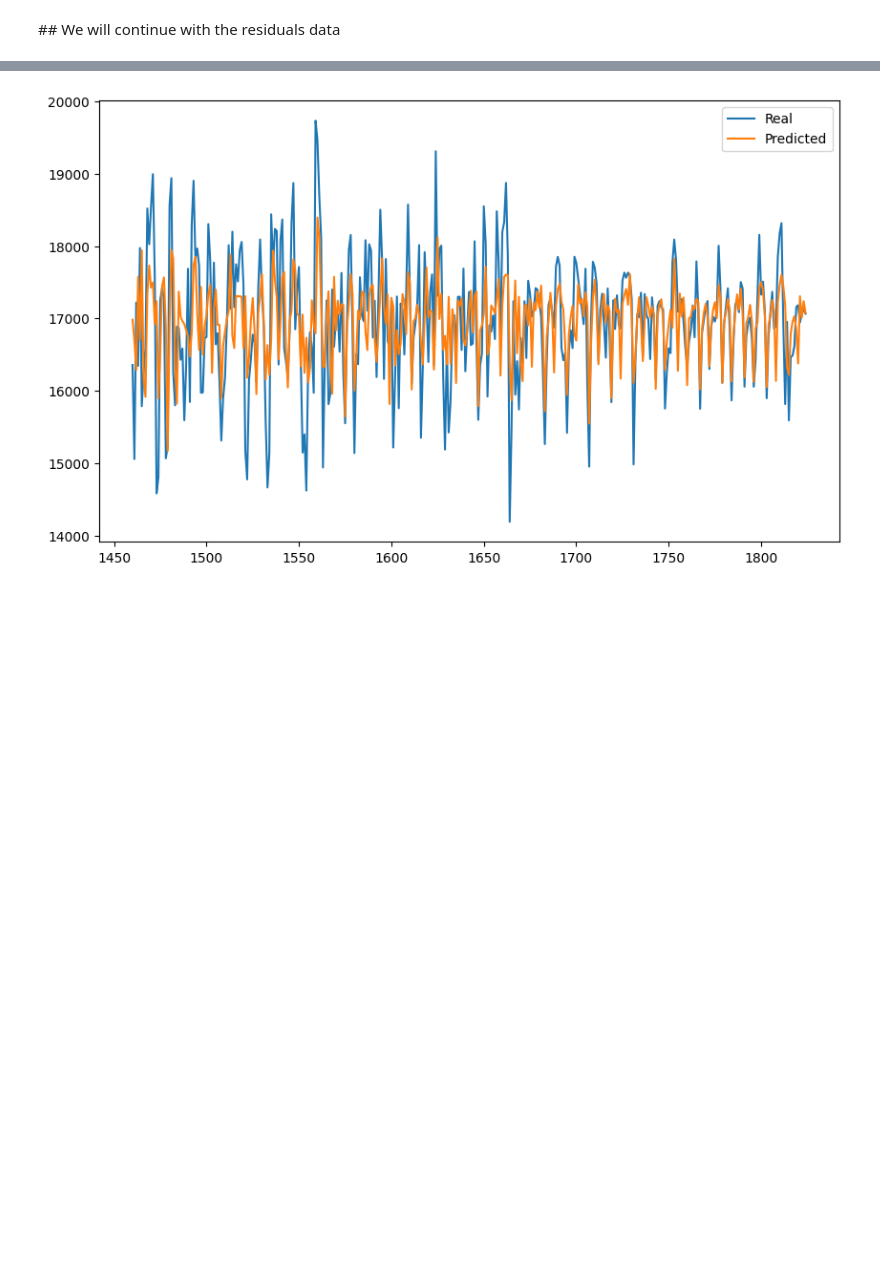
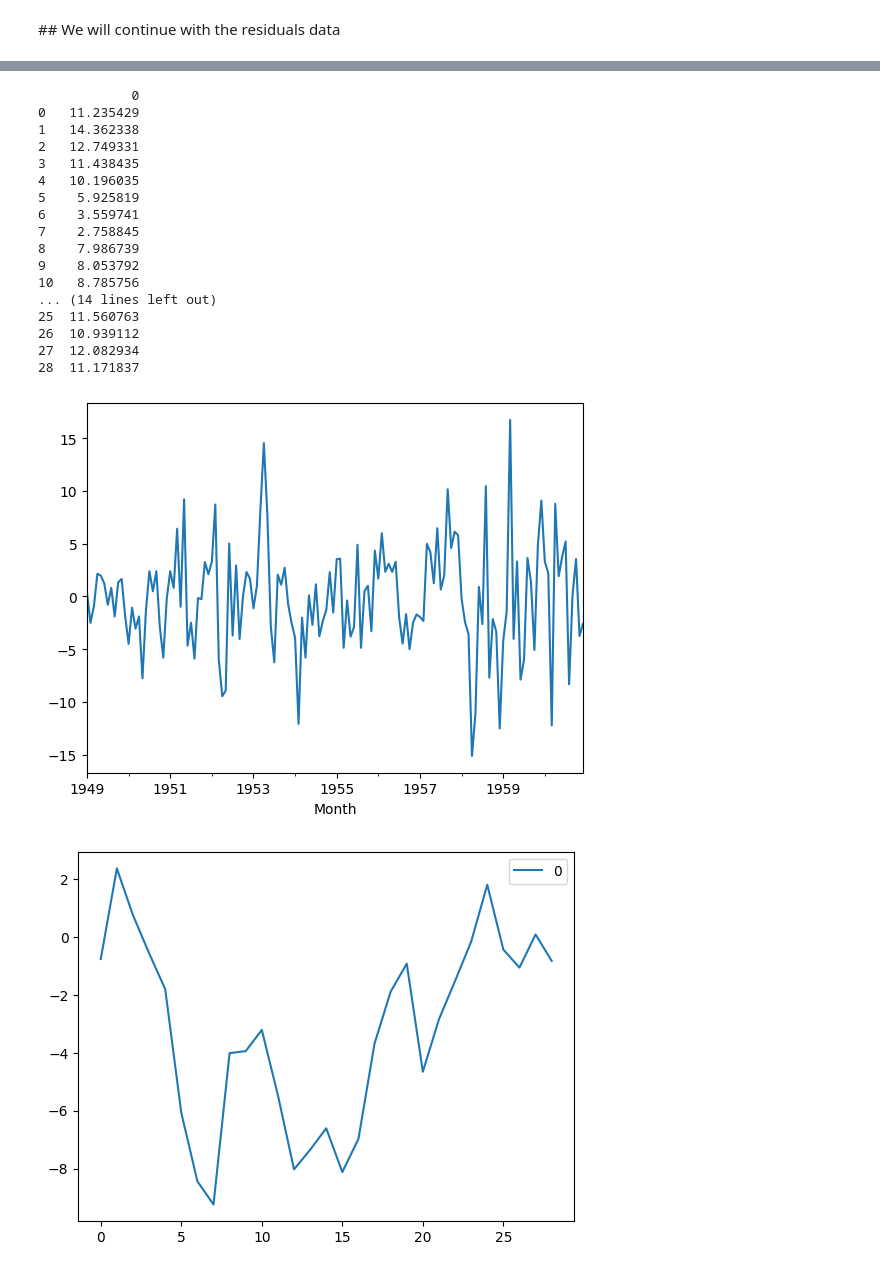
Before and after one commit to keremerciyes/Price-Prediction-With-Machine-Learning, a Jupyter notebook: Linear Regression/LinearRegressionLast.ipynb, the cells around one changed output, grey strips where cells are left out. Drawn from its saved outputs; the diff is of its cells as text; code cells hidden in the pictures; blank space fills up the shorter version.

```diff
--- a/Linear Regression/LinearRegressionLast.ipynb
+++ b/Linear Regression/LinearRegressionLast.ipynb
@@ -18,10 +20,10 @@ import matplotlib.pyplot as plt
 # %%
-data = pd.read_csv('data-sets/BTC-USD-5Y.csv')
-date = data['Date']
-close = data['Close']
+# data = pd.read_csv('data-sets/BTC-USD-5Y.csv')
+# date = data['Date']
+# close = data['Close']
 
-plt.plot(date, close)
-plt.xlabel('Date')
-plt.ylabel('Close Price')
-plt.title('Bitcoin Price')
-plt.show()
+# plt.plot(date, close)
+# plt.xlabel('Date')
+# plt.ylabel('Close Price')
+# plt.title('Bitcoin Price')
+# plt.show()
@@ -33,21 +33,21 @@ plt.show()
 from statsmodels.tsa.seasonal import STL
 
 # Data has a datetime column, set it as the index
-data['Date'] = pd.to_datetime(data['Date'])
-data.set_index('Date', inplace=True)
+data['Month'] = pd.to_datetime(data['Month'])
+data.set_index('Month', inplace=True)
 
 # Perform seasonal decomposition
-decomp = STL(data['Close']).fit()
+decomp = STL(data['Passengers']).fit()
 
 # Obtain the trend, seasonal, and residual components
 
 # d = 2
-data_without_trend = data['Close'].diff().diff()
+data_without_trend = data['Passengers'].diff()
 trend = decomp.trend
 
 # seasonality = 12
 seasonal_period = 12
-data_without_seasonality = data['Close'].diff(periods=seasonal_period)
+data_without_seasonality = data['Passengers'].diff(periods=seasonal_period)
 seasonal = decomp.seasonal
 
 residuals = decomp.resid
@@ -62,7 +62,7 @@ residuals_df = residuals_df.dropna()
 plt.figure(figsize=(10, 24))
 
 plt.subplot(6, 1, 1)
-plt.plot(data['Close'])
+plt.plot(data['Passengers'])
 plt.title('Original Data')
 
 plt.subplot(6, 1, 2)
@@ -128,7 +128,7 @@ param_grid = {
     }
 
 
-kFold = KFold(n_splits=100, shuffle=True, random_state=42)
+kFold = KFold(n_splits=5, shuffle=True, random_state=42)
 
 grid_search = GridSearchCV(estimator=model, param_grid=param_grid, cv= kFold, n_jobs=-1,
                              scoring='neg_mean_absolute_percentage_error')
@@ -189,26 +194,52 @@ Name: residuals, Length: 365, dtype: float64
 # %%
 # Our seasonality is yearly (12 months)
 seasonal_period = 12
 
 # Extend the last known value of the trend into the future.
 last_known_trend = trend[-seasonal_period:].mean()
 
 # trend_test = np.full(len(X_test), last_known_trend)
 
 # Repeat the last complete seasonal cycle for future periods.
 last_seasonal_cycle = seasonal[-seasonal_period:]
 seasonal_test = np.tile(last_seasonal_cycle, len(X_test) // seasonal_period + 1)[:len(X_test)]
 
 
 # Add back the trend and seasonal components.
-y_pred = y_pred_resid + last_known_trend + seasonal_test
+residuals.plot()
+
+integrated_residue = np.cumsum(y_pred_resid)
+integrated_residue = pd.DataFrame(integrated_residue)
+integrated_residue.plot()
+
+y_pred = integrated_residue + seasonal_period
+
+print(y_pred)
 y_test = y_test + last_known_trend + seasonal_test
 
 # Plotting
 plt.figure(figsize=(10,6))
 plt.plot(y_test.index, y_test, label='Real')
 plt.plot(y_test.index, y_pred, label='Predicted')
 plt.legend()
 plt.show()
 # %% [output]
+            0
+0   11.235429
+1   14.362338
+2   12.749331
+3   11.438435
+4   10.196035
+5    5.925819
+6    3.559741
+7    2.758845
+8    7.986739
+9    8.053792
+10   8.785756
+... (14 lines left out)
+25  11.560763
+26  10.939112
+27  12.082934
+28  11.171837
-[figure, old version]
+[figure, new version]
+[figure, added]
```
Also changed, not shown: parts of 7 cells of this notebook.
